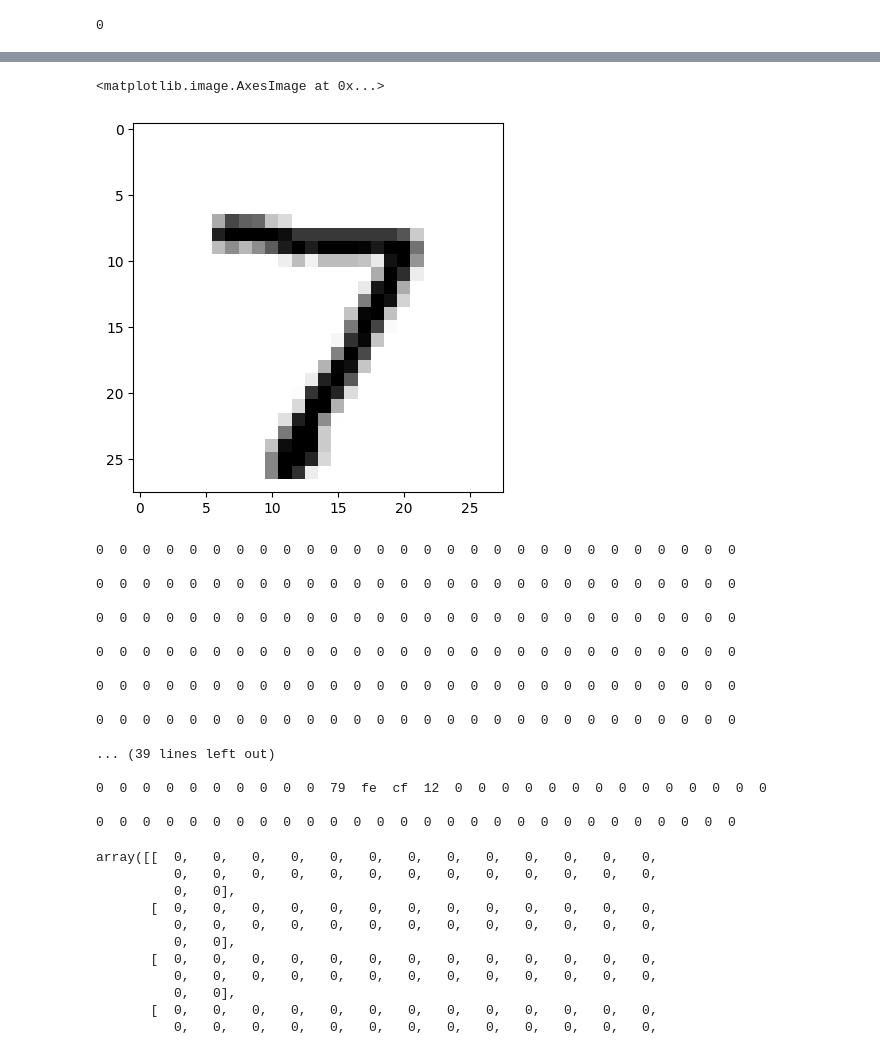
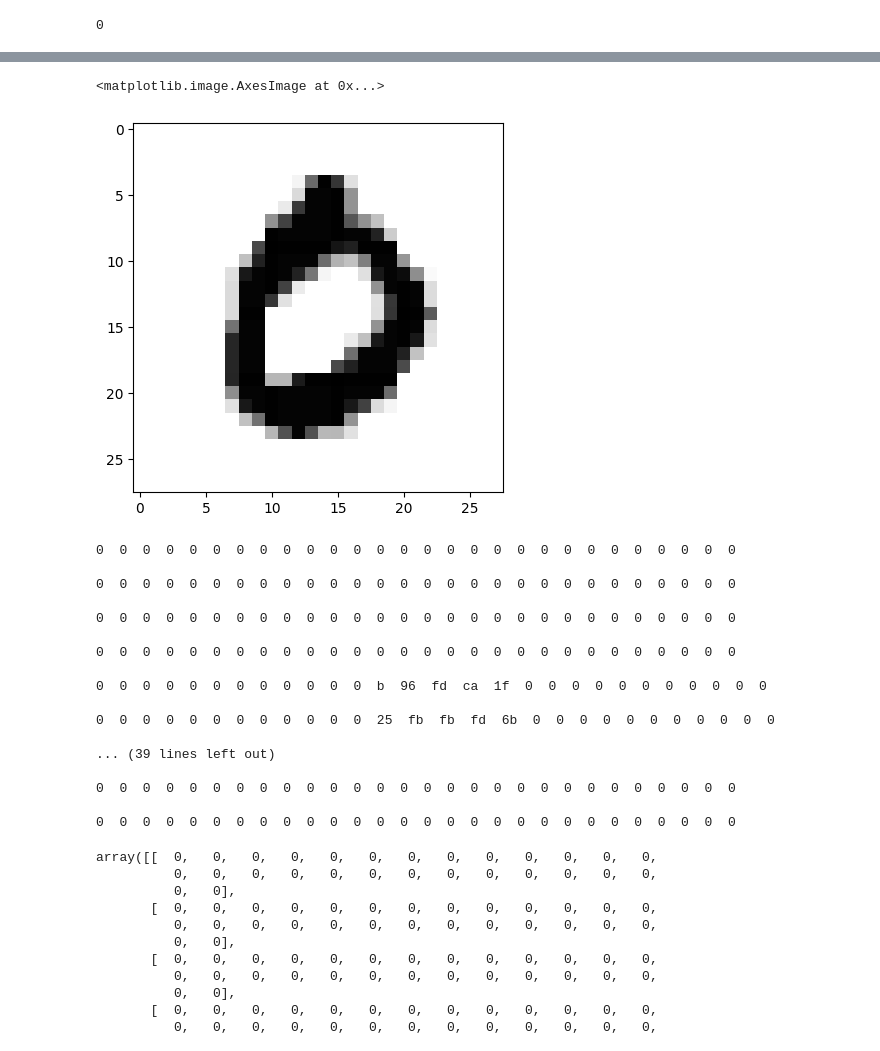
Before and after one commit to valmyr/ConvNetVerilog, a Jupyter notebook: Image.ipynb, the cells around one changed output, grey strips where cells are left out. Cells and saved outputs as stored; diff of their text form; code cells hidden in the pictures.

```diff
--- a/Image.ipynb
+++ b/Image.ipynb
@@ -146,12 +136,12 @@ sizeM.write(str(sizt))
 sizeM.close()
 f = open("./simulation/I.txt","w")
 # %%
-array = idx2numpy.convert_from_file(path)[0]
+array = idx2numpy.convert_from_file(path)[3]
 plt.imshow(array,cmap='binary')
 # array
 # %% [output]
 <matplotlib.image.AxesImage at 0x...>
-[figure, old version]
+[figure, new version]
 # %%
 exportInput_txt(imag=array,path_file=f)
 # %% [output]
@@ -163,15 +153,15 @@ exportInput_txt(imag=array,path_file=f)
 
 0  0  0  0  0  0  0  0  0  0  0  0  0  0  0  0  0  0  0  0  0  0  0  0  0  0  0  0
 
+0  0  0  0  0  0  0  0  0  0  0  0  b  96  fd  ca  1f  0  0  0  0  0  0  0  0  0  0  0
+
+0  0  0  0  0  0  0  0  0  0  0  0  25  fb  fb  fd  6b  0  0  0  0  0  0  0  0  0  0  0
+
+... (39 lines left out)
+
 0  0  0  0  0  0  0  0  0  0  0  0  0  0  0  0  0  0  0  0  0  0  0  0  0  0  0  0
 
 0  0  0  0  0  0  0  0  0  0  0  0  0  0  0  0  0  0  0  0  0  0  0  0  0  0  0  0
-
-... (39 lines left out)
-
-0  0  0  0  0  0  0  0  0  0  79  fe  cf  12  0  0  0  0  0  0  0  0  0  0  0  0  0  0
-
-0  0  0  0  0  0  0  0  0  0  0  0  0  0  0  0  0  0  0  0  0  0  0  0  0  0  0  0
 # %%
 array
 # %% [output]
```
Also changed, not shown: parts of 17 cells of this notebook, 17 other files.
